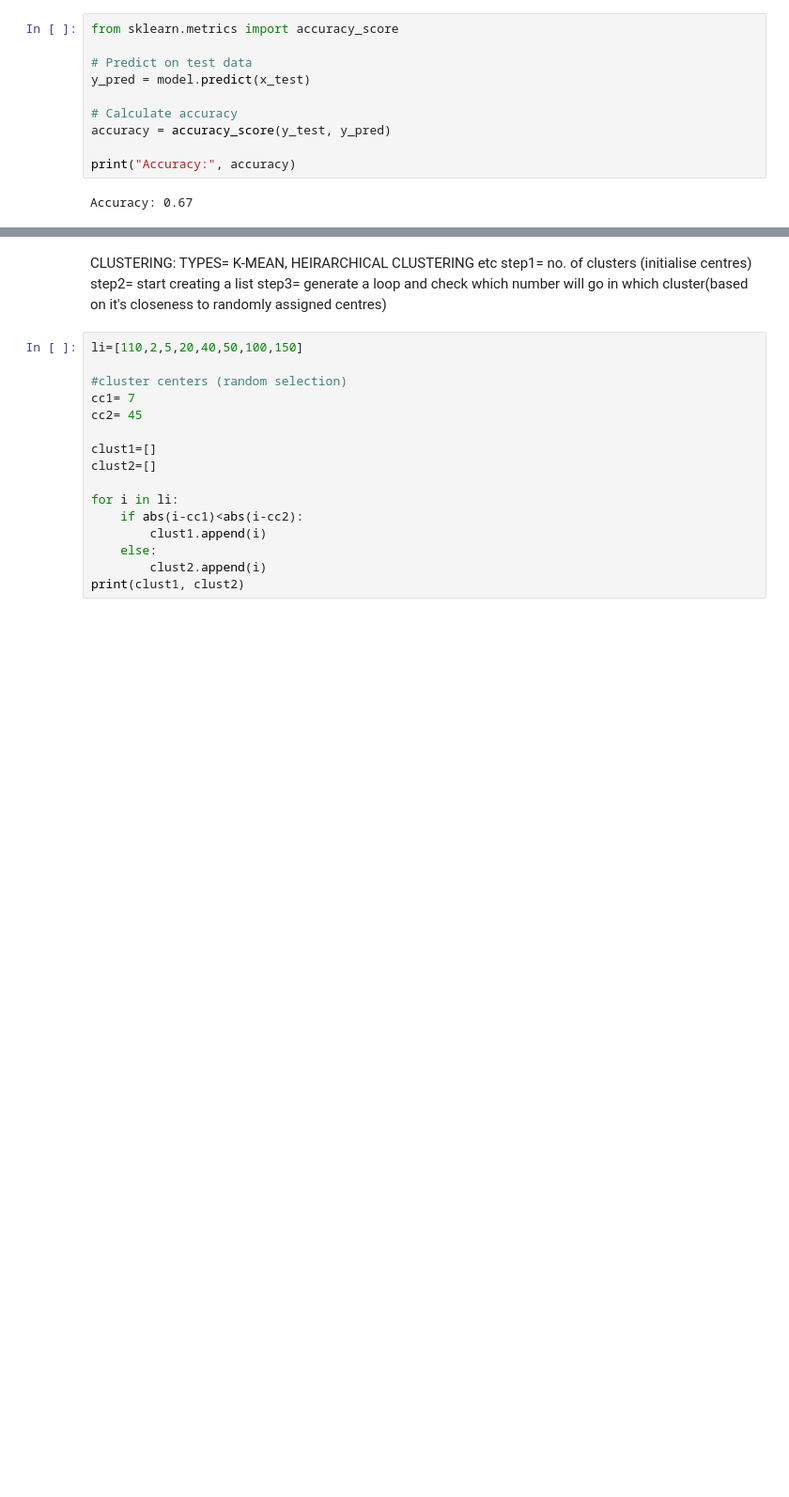
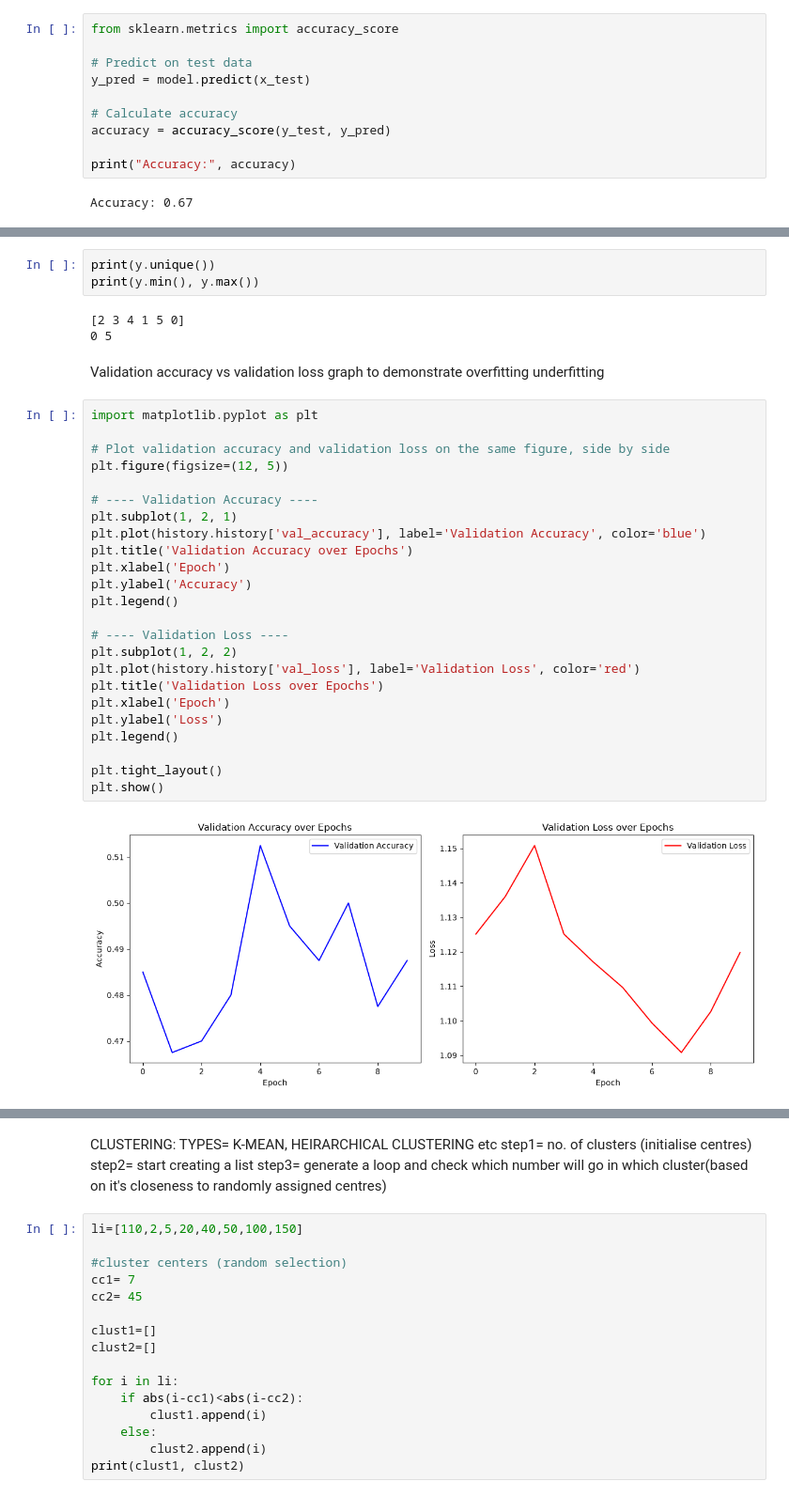
Before and after one commit to nigamanushka0604/AIML_Internship_Training, a Jupyter notebook: test.ipynb, the cells around one changed output, grey strips where cells are left out. Shown at 94% size. Saved outputs shown, nothing was run; the diff lists cells and outputs as text; blank space fills up the shorter version.

```diff
--- a/test.ipynb
+++ b/test.ipynb
@@ -382,0 +805,34 @@ Accuracy: 0.67
+# %%
+print(y.unique())
+print(y.min(), y.max())
+# %% [output]
+[2 3 4 1 5 0]
+0 5
+# %% [markdown]
+Validation accuracy vs validation loss graph to demonstrate overfitting  underfitting
+# %%
+import matplotlib.pyplot as plt
+
+# Plot validation accuracy and validation loss on the same figure, side by side
+plt.figure(figsize=(12, 5))
+
+# ---- Validation Accuracy ----
+plt.subplot(1, 2, 1)
+plt.plot(history.history['val_accuracy'], label='Validation Accuracy', color='blue')
+plt.title('Validation Accuracy over Epochs')
+plt.xlabel('Epoch')
+plt.ylabel('Accuracy')
+plt.legend()
+
+# ---- Validation Loss ----
+plt.subplot(1, 2, 2)
+plt.plot(history.history['val_loss'], label='Validation Loss', color='red')
+plt.title('Validation Loss over Epochs')
+plt.xlabel('Epoch')
+plt.ylabel('Loss')
+plt.legend()
+
+plt.tight_layout()
+plt.show()
+# %% [output]
+[figure, added]
```
Also changed, not shown: parts of 23 cells of this notebook, 3 other files.
